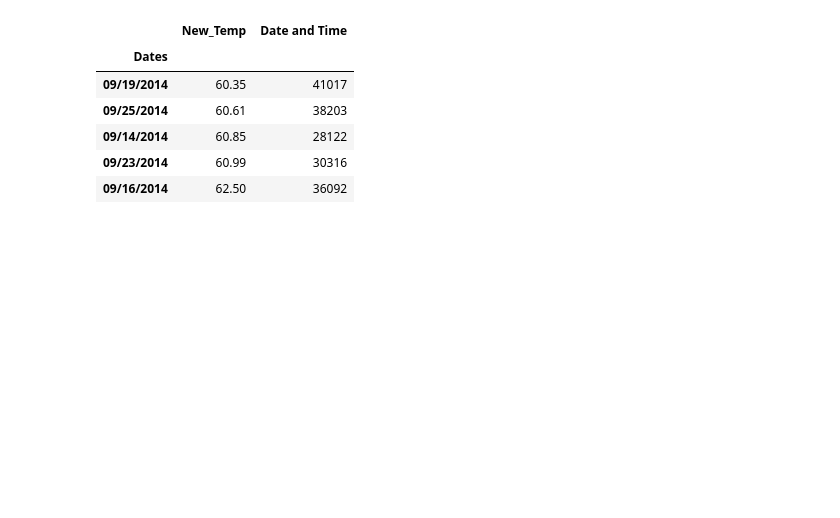
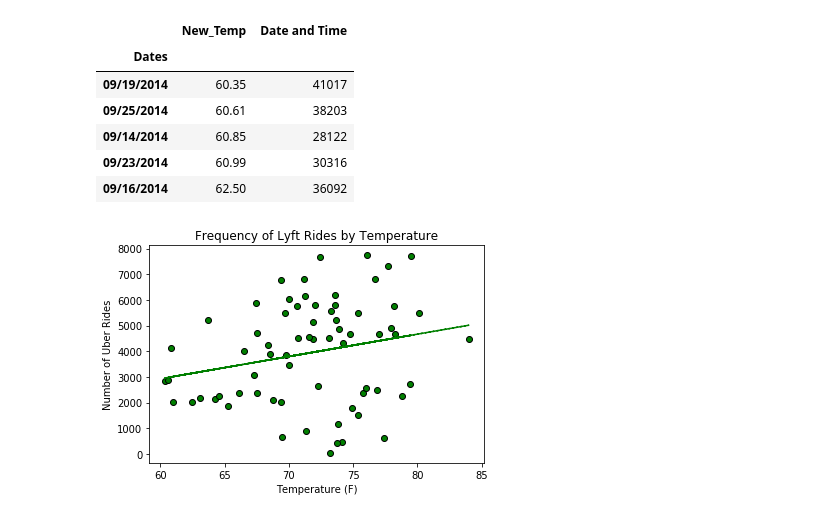
Before and after one commit to blair5431/Project1, a Jupyter notebook: wunderweather+api-BT.ipynb, the cells around one changed output. Drawn from its saved outputs; the diff is of its cells as text; code cells hidden in the pictures; blank space fills up the shorter version.

```diff
--- a/wunderweather+api-BT.ipynb
+++ b/wunderweather+api-BT.ipynb
@@ -41,3 +42,7 @@ uber_aug_raw = "uber-raw-data-aug14.csv"
 
 
 uber_sep_raw = "uber-raw-data-sep14.csv"
+
+lyft_data_raw = pd.read_csv("Lyft_July-Sep.csv")
+
+lyft_data_raw.head()
@@ -476,3 +494,49 @@ sorted_temp.head(5)
 | 09/14/2014 | 60.85 | 28122 |
 | 09/23/2014 | 60.99 | 30316 |
 | 09/16/2014 | 62.50 | 36092 |
+# %%
+#changing lyft data date and time from string to datetime object
+lyft_data_raw ["time_of_trip"] = pd.to_datetime(lyft_data_raw ["time_of_trip"])
+lyft_dates=[]
+for date in lyft_data_raw ["time_of_trip"]:
+    lyft_date = date.strftime("%m/%d/%Y")
+    lyft_dates.append(lyft_date)
+
+#adding dates to lyft dataframe
+lyft_data_raw["Dates"] = lyft_dates
+lyft_data_raw.head()
+
+#grouping lyft data by dates
+lyft_grouped=lyft_data_raw.groupby("Dates")
+lyft_grouped.count()
+
+#counting number of uber rides per day
+lyft_counts = lyft_grouped["time_of_trip"].count()
+lyft_counts
+
+#converting pandas series to dataframe
+lyft_counts_df =pd.DataFrame(lyft_counts)
+lyft_counts_df.head(5)
+
+#merging lyft data and weather on index (date)
+merged_lyft_weather = weather_data_df.join(lyft_counts_df, how='inner')
+merged_lyft_weather.head(5)
+
+
+#SCATTER PLOT UBER RIDE FREQENCY VS TEMPERATUE
+plt.scatter(merged_lyft_weather["New_Temp"], merged_lyft_weather["time_of_trip"], marker="o", facecolors="g", edgecolors="black")
+
+(slope, intercept, _, _, _) = linregress(merged_lyft_weather["New_Temp"], merged_lyft_weather["time_of_trip"])
+fit = slope * merged_lyft_weather["New_Temp"] + intercept
+plt.plot(merged_lyft_weather["New_Temp"], fit, 'g--')
+
+
+# Set a Title and labels
+plt.title("Frequency of Lyft Rides by Temperature")
+plt.xlabel("Temperature (F)")
+plt.ylabel("Number of Uber Rides")
+plt.savefig("Frequency of Lyft Rides by Temperature-SCATTER.png")
+
+plt.show()
+# %% [output]
+[figure, added]
```
Also changed, not shown: parts of 4 cells of this notebook.
